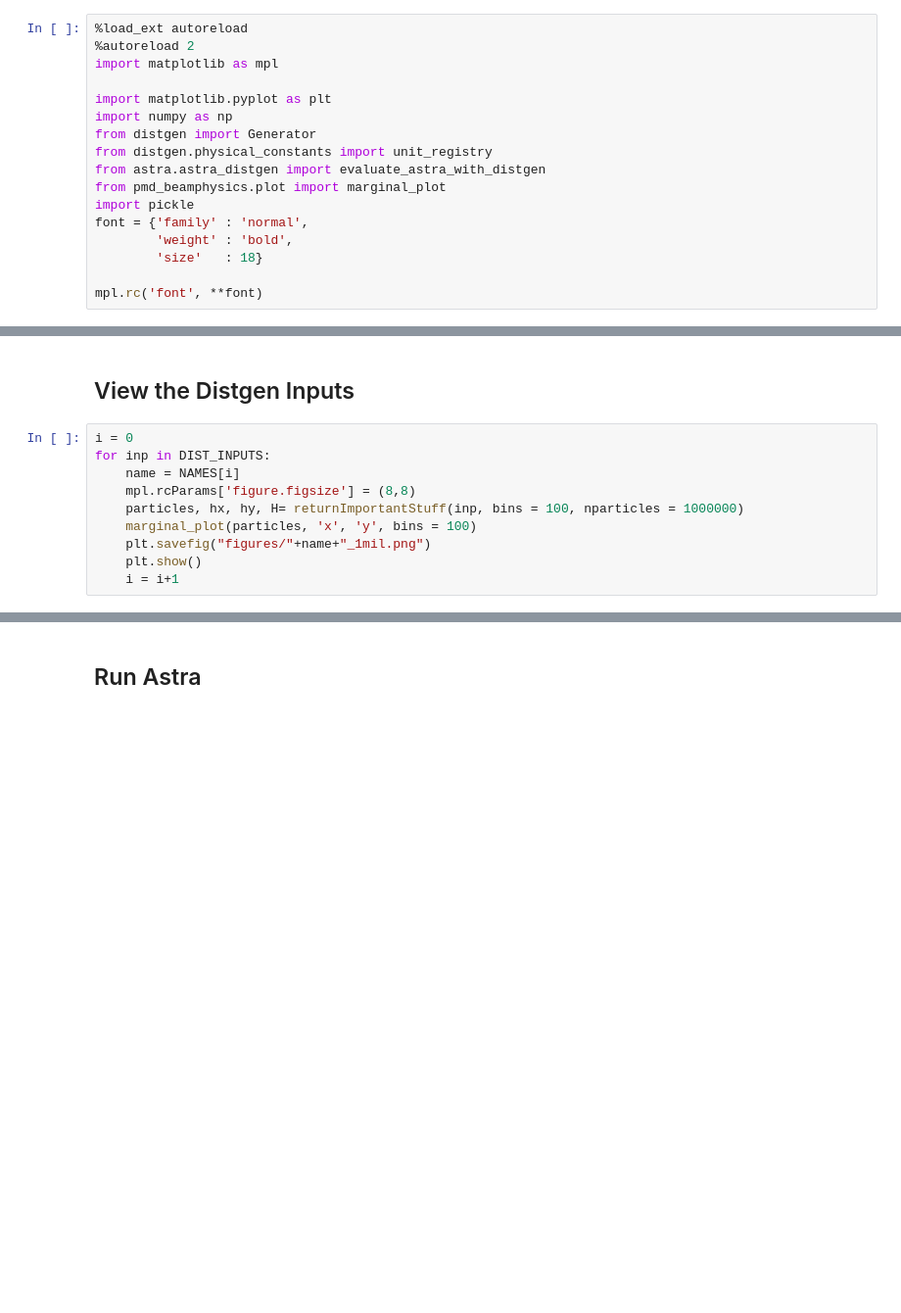
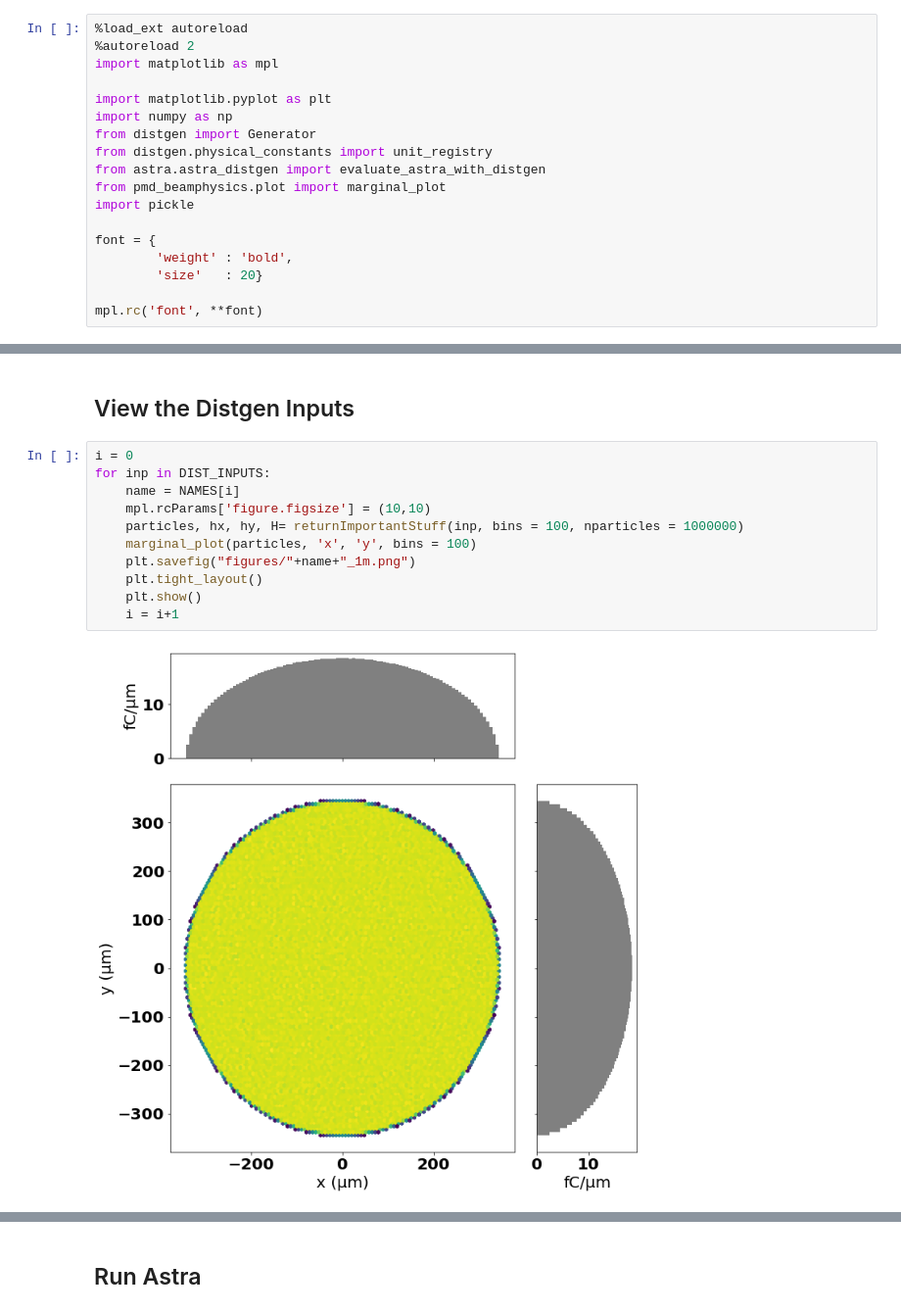
Before and after one commit to slaclab/lcls-sc-inj-surrogate, a Jupyter notebook: paper/AstraParticleInputShapeCompare.ipynb, the cells around one changed output, grey strips where cells are left out. Shown at 98% size. Saved outputs shown, nothing was run; the diff lists cells and outputs as text; blank space fills up the shorter version.

```diff
--- a/paper/AstraParticleInputShapeCompare.ipynb
+++ b/paper/AstraParticleInputShapeCompare.ipynb
@@ -10,8 +10,9 @@ from distgen.physical_constants import unit_registry
 from astra.astra_distgen import evaluate_astra_with_distgen
 from pmd_beamphysics.plot import marginal_plot
 import pickle
-font = {'family' : 'normal',
+
+font = {
         'weight' : 'bold',
-        'size'   : 18}
+        'size'   : 20}
 
 mpl.rc('font', **font)
@@ -47,10 +53,13 @@ def returnImportantStuff(input_file, bins = 100, nparticles = 1000):
 # %%
 i = 0
 for inp in DIST_INPUTS:
     name = NAMES[i]
-    mpl.rcParams['figure.figsize'] = (8,8)
+    mpl.rcParams['figure.figsize'] = (10,10)
     particles, hx, hy, H= returnImportantStuff(inp, bins = 100, nparticles = 1000000)
     marginal_plot(particles, 'x', 'y', bins = 100)
-    plt.savefig("figures/"+name+"_1mil.png")
+    plt.savefig("figures/"+name+"_1m.png")
+    plt.tight_layout()
     plt.show()
     i = i+1
+# %% [output]
+[figure, added]
```
Also changed, not shown: parts of 16 cells of this notebook, 49 other files.
